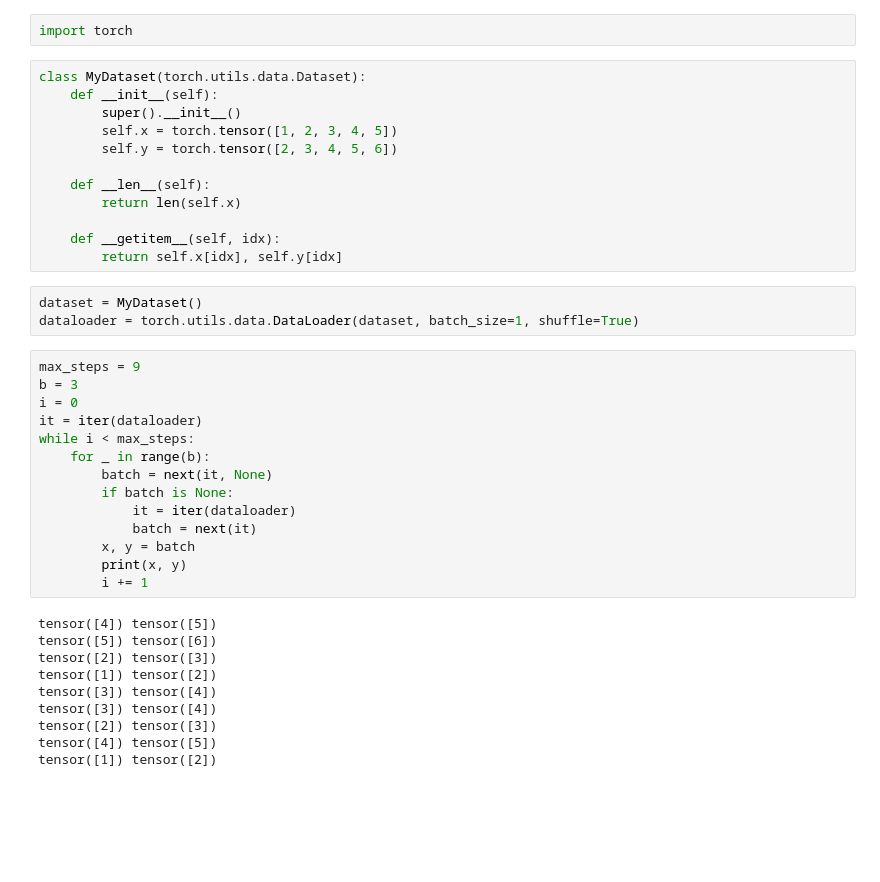
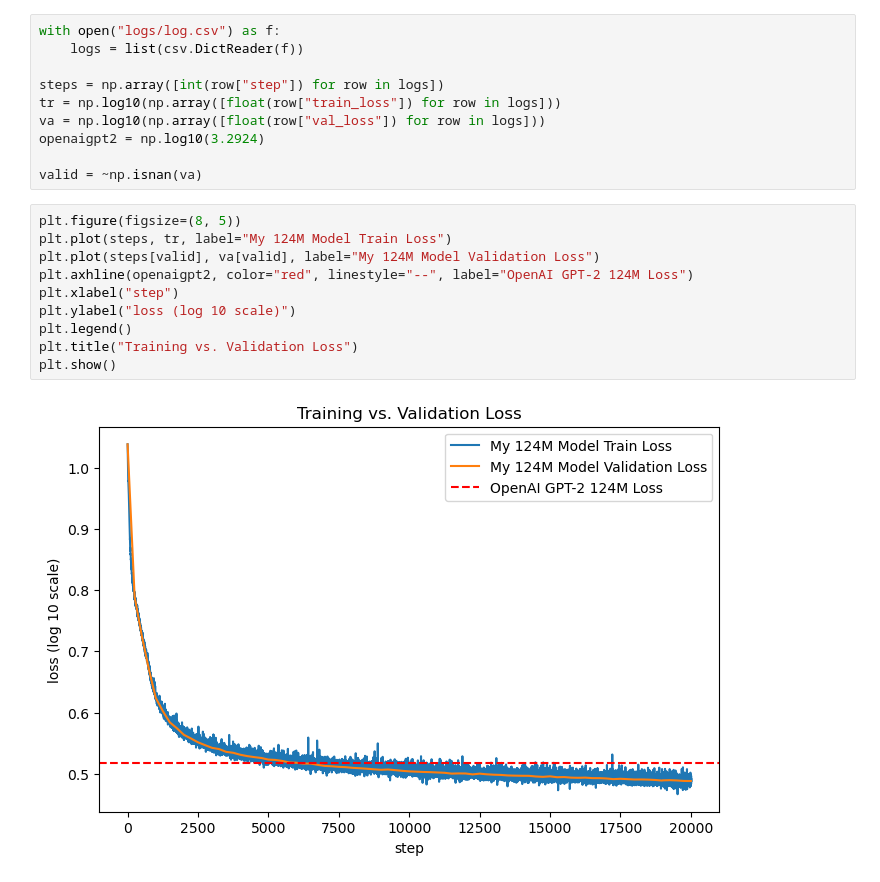
Before and after one commit to parthnayyar/GPT-2-from-scratch, a Jupyter notebook: play.ipynb, the cells around one changed output. Cells and saved outputs as stored; diff of their text form; blank space fills up the shorter version.

```diff
--- a/play.ipynb
+++ b/play.ipynb
@@ -42,41 +77,22 @@ plt.show()
-# %%
-import torch
-# %%
-class MyDataset(torch.utils.data.Dataset):
-    def __init__(self):
-        super().__init__()
-        self.x = torch.tensor([1, 2, 3, 4, 5])
-        self.y = torch.tensor([2, 3, 4, 5, 6])
-
-    def __len__(self):
-        return len(self.x)
-
-    def __getitem__(self, idx):
-        return self.x[idx], self.y[idx]
-# %%
-dataset = MyDataset()
-dataloader = torch.utils.data.DataLoader(dataset, batch_size=1, shuffle=True)
-# %%
-max_steps = 9
-b = 3
-i = 0
-it = iter(dataloader)
-while i < max_steps:
-    for _ in range(b):
-        batch = next(it, None)
-        if batch is None:
-            it = iter(dataloader)
-            batch = next(it)
-        x, y = batch
-        print(x, y)
-        i += 1
-# %% [output]
-tensor([4]) tensor([5])
-tensor([5]) tensor([6])
-tensor([2]) tensor([3])
-tensor([1]) tensor([2])
-tensor([3]) tensor([4])
-tensor([3]) tensor([4])
-tensor([2]) tensor([3])
-tensor([4]) tensor([5])
-tensor([1]) tensor([2])
+# %%
+with open("logs/log.csv") as f:
+    logs = list(csv.DictReader(f))
+
+steps = np.array([int(row["step"]) for row in logs])
+tr = np.log10(np.array([float(row["train_loss"]) for row in logs]))
+va = np.log10(np.array([float(row["val_loss"]) for row in logs]))
+openaigpt2 = np.log10(3.2924)
+
+valid = ~np.isnan(va)
+# %%
+plt.figure(figsize=(8, 5))
+plt.plot(steps, tr, label="My 124M Model Train Loss")
+plt.plot(steps[valid], va[valid], label="My 124M Model Validation Loss")
+plt.axhline(openaigpt2, color="red", linestyle="--", label="OpenAI GPT-2 124M Loss")
+plt.xlabel("step")
+plt.ylabel("loss (log 10 scale)")
+plt.legend()
+plt.title("Training vs. Validation Loss")
+plt.show()
+# %% [output]
+[figure, added]
```
Also changed, not shown: parts of 10 cells of this notebook, 15 other files.
